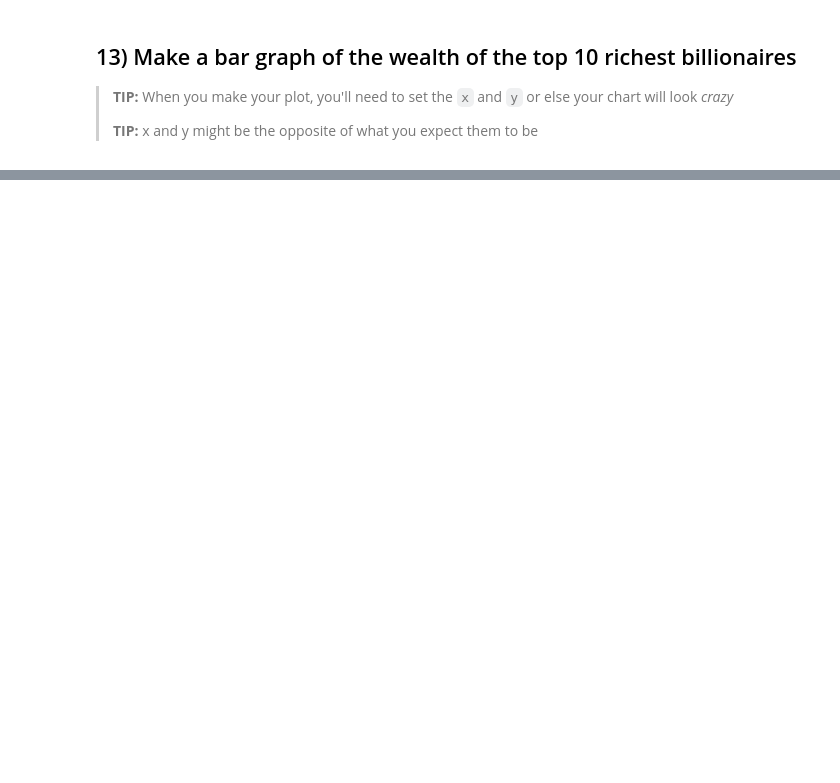
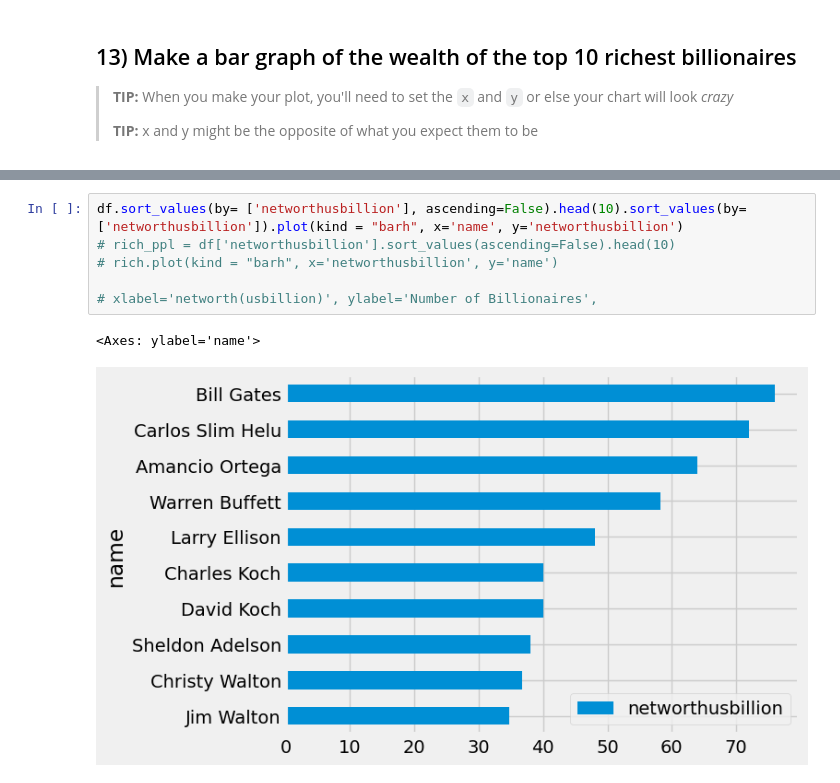
Before and after one commit to Bique2002/LEDE-Homework-5, a Jupyter notebook: 02-Billionaires.ipynb, the cells around one changed output, grey strips where cells are left out. Saved outputs shown, nothing was run; the diff lists cells and outputs as text; blank space fills up the shorter version.

```diff
--- a/02-Billionaires.ipynb
+++ b/02-Billionaires.ipynb
@@ -237,0 +410,9 @@ It's more fun to do this in Altair as compared to matplotlib, but either is fine
+# %%
+df.sort_values(by= ['networthusbillion'], ascending=False).head(10).sort_values(by= ['networthusbillion']).plot(kind = "barh", x='name', y='networthusbillion')
+# rich_ppl = df['networthusbillion'].sort_values(ascending=False).head(10)
+# rich.plot(kind = "barh", x='networthusbillion', y='name')
+
+# xlabel='networth(usbillion)', ylabel='Number of Billionaires',
+# %% [output]
+<Axes: ylabel='name'>
+[figure, added]
```
Also changed, not shown: parts of 20 cells of this notebook.
